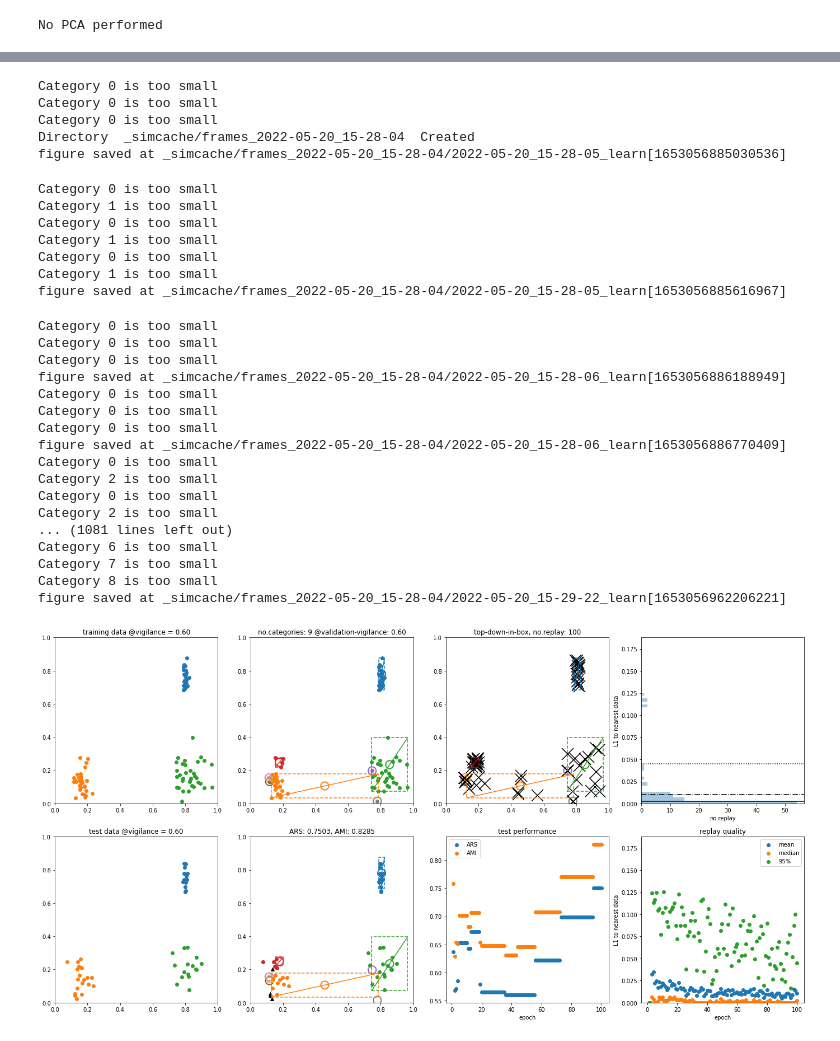
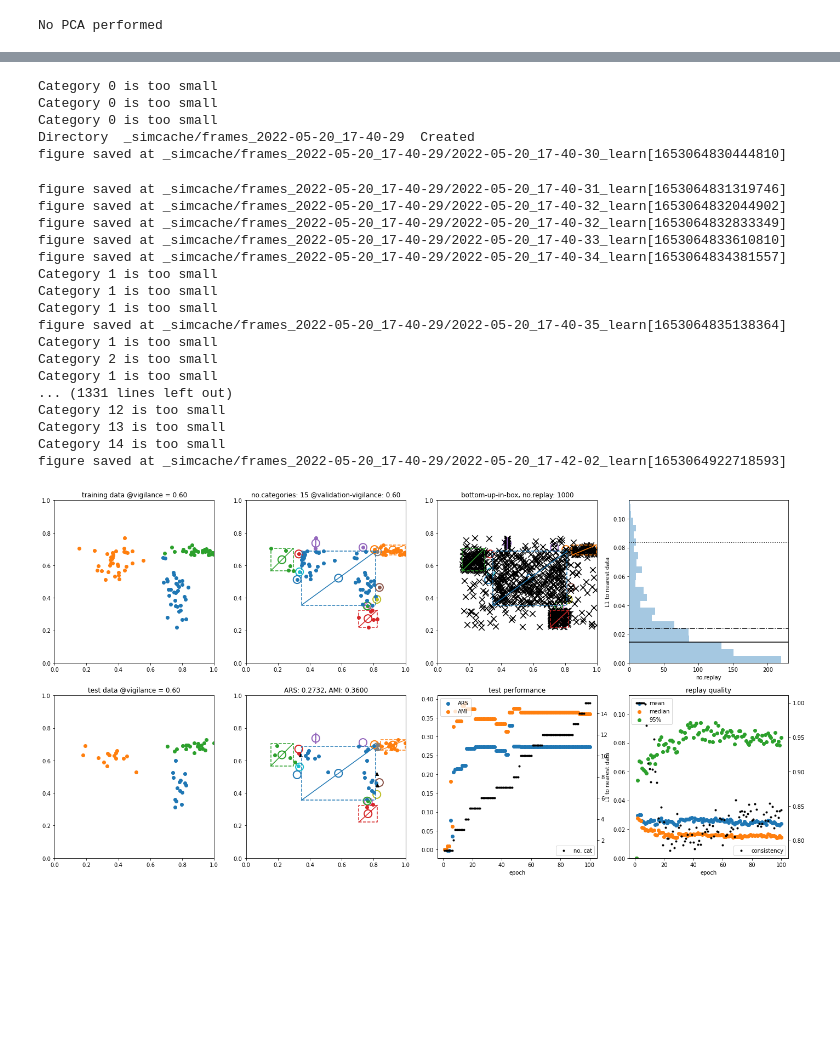
Before and after one commit to anish-lu-yihe/art, a Jupyter notebook: fuzzyART_thru_train.ipynb, the cells around one changed output, grey strips where cells are left out. Drawn from its saved outputs; the diff is of its cells as text; code cells hidden in the pictures; blank space fills up the shorter version.

Commit message:
add consistency

```diff
--- a/fuzzyART_thru_train.ipynb
+++ b/fuzzyART_thru_train.ipynb
@@ -41,3 +30,14 @@ replay_num = 100
+# %%
+no_epoch = 100
+
+rho_train = 0.6
+rho_valid = 0.6
+rho_test = 0.6
+rho_replay = 0.6
+
+replay_pathway = 'bottom-up' # 'top-down' #
+replay_scheme = 'in-box'
+replay_num = 1000
 # %%
 now = timestamp()[0]
 
@@ -47,6 +47,8 @@ fig, ax = plt.subplot_mosaic('''
                                 CEFH
                                 ''',
                                 figsize = (24, 12))
+for axidx, twidx in zip('FH', 'fh'):
+    ax[twidx] = ax[axidx].twinx()
 #fig.tight_layout()
 
 # plot training data
@@ -62,13 +64,13 @@ ax['C'].set_title("test data @vigilance = {:.2f}".format(rho_test))
 net = FuzzyART(feat_num, alpha=1, gamma=.00001, rho=rho_train, best_match_num=2)
 
 # prepare loop
-record_test = np.zeros((no_epoch, 2))  # ARS, AMI
-record_replay = np.zeros((no_epoch, 3))  # mean, median, 95%
+record_test = np.zeros((no_epoch, 3))  # ARS, AMI, cat_num
+record_replay = np.zeros((no_epoch, 4))  # mean, median, 95%, selfconsistency
 rmax = 0
 
 for epoch, data in zip(range(no_epoch), data_train):
     # clear fig
-    for key in 'BDEFGH':
+    for key in 'BDEFGHfh':
         ax[key].cla()
 
     # highlight training sample
@@ -96,9 +98,10 @@ for epoch, data in zip(range(no_epoch), data_train):
     test_AMI = metrics.adjusted_mutual_info_score(label_test, label_testp)
 
     # test trajectory
-    record_test[epoch] = test_ARS, test_AMI
+    record_test[epoch] = test_ARS, test_AMI, cat_number
     for l, tr in zip(('ARS', 'AMI'), record_test.T):
         ax['F'].scatter(np.arange(epoch+1)+1, tr[:epoch+1], label=l)
+    ax['f'].scatter(np.arange(epoch+1)+1, record_test[:epoch+1, 2], label='no. cat', c='k', marker='.')
 
     # plot
     # validation and test
@@ -111,67 +114,67 @@ for epoch, data in zip(range(no_epoch), data_train):
     # replay
     replay = net.replay_self_test(replay_num, rho=rho_replay, s=0, pathway=replay_pathway, scheme=replay_scheme)
 
-    ax['D'].scatter(*replay[0].T, color='k', marker='x', s=444)
+    ax['D'].scatter(*replay[0].T, color='k', marker='x', s=111)
     ax['D'].set_title('{}-{}, no.replay: {}'.format(replay_pathway, replay_scheme, replay_num))
 
     # replay histogram
-    record_replay[epoch] = replay_painter.distance_to_truth(ax['G'], replay[0])
+    record_replay[epoch, :3] = replay_painter.distance_to_truth(ax['G'], replay[0])
     ax['G'].set_xlabel('no.replay')
 
     # replay trajectory
     for l, rr in zip(('mean', 'median', '95%'), record_replay.T):
         ax['H'].scatter(np.arange(epoch+1)+1, rr[:epoch+1], label=l)
         rmax = np.maximum(rmax, np.max(rr))
 
+    # replay consistence
+    replay_selfconsistence = np.count_nonzero(replay[1] == replay[2]) / replay_num
+    record_replay[epoch, 3] = replay_selfconsistence
+    ax['h'].scatter(np.arange(epoch+1)+1, record_replay[:epoch+1, 3], label='consistency', c='k', marker='.')
 
     # other info
     for key in 'ABCDE':
         ax[key].set_xlim(0, 1)
         ax[key].set_ylim(0, 1)
 
     for ak in 'GH':
-        ax[ak].set_ylim(0, rmax * 1.5)
+        ax[ak].set_ylim(0, rmax * 1.2)
         ax[ak].set_ylabel('L1 to nearest data')
 
+    for ak in 'fh':
+        ax[ak].legend(loc=4)
+
     for ak, title in zip('FH', ('test performance', 'replay quality')):
-        ax[ak].legend()
+        ax[ak].legend(loc=2)
         ax[ak].set_xlabel('epoch')
         ax[ak].set_title(title)
 
     # save fig
     simname = 'learn'
     dirname = '_simcache/frames_{}'.format(now)
     savefigure_datetime(fig, simname, dirname)
 
     [ns.remove() for ns in new_sample]
 # %% [output]
 Category 0 is too small
 Category 0 is too small
 Category 0 is too small
-Directory  _simcache/frames_2022-05-20_15-28-04  Created
-figure saved at _simcache/frames_2022-05-20_15-28-04/2022-05-20_15-28-05_learn[1653056885030536]
+Directory  _simcache/frames_2022-05-20_17-40-29  Created
+figure saved at _simcache/frames_2022-05-20_17-40-29/2022-05-20_17-40-30_learn[1653064830444810]
-Category 0 is too small
+figure saved at _simcache/frames_2022-05-20_17-40-29/2022-05-20_17-40-31_learn[1653064831319746]
+figure saved at _simcache/frames_2022-05-20_17-40-29/2022-05-20_17-40-32_learn[1653064832044902]
+figure saved at _simcache/frames_2022-05-20_17-40-29/2022-05-20_17-40-32_learn[1653064832833349]
+figure saved at _simcache/frames_2022-05-20_17-40-29/2022-05-20_17-40-33_learn[1653064833610810]
+figure saved at _simcache/frames_2022-05-20_17-40-29/2022-05-20_17-40-34_learn[1653064834381557]
 Category 1 is too small
-Category 0 is too small
 Category 1 is too small
-Category 0 is too small
 Category 1 is too small
-figure saved at _simcache/frames_2022-05-20_15-28-04/2022-05-20_15-28-05_learn[1653056885616967]
+figure saved at _simcache/frames_2022-05-20_17-40-29/2022-05-20_17-40-35_learn[1653064835138364]
+Category 1 is too small
+Category 2 is too small
+Category 1 is too small
+... (1331 lines left out)
+Category 12 is too small
+Category 13 is too small
+Category 14 is too small
+figure saved at _simcache/frames_2022-05-20_17-40-29/2022-05-20_17-42-02_learn[1653064922718593]
-Category 0 is too small
-Category 0 is too small
-Category 0 is too small
-figure saved at _simcache/frames_2022-05-20_15-28-04/2022-05-20_15-28-06_learn[1653056886188949]
-Category 0 is too small
-Category 0 is too small
-Category 0 is too small
-figure saved at _simcache/frames_2022-05-20_15-28-04/2022-05-20_15-28-06_learn[1653056886770409]
-Category 0 is too small
-Category 2 is too small
-Category 0 is too small
-Category 2 is too small
-... (1081 lines left out)
-Category 6 is too small
-Category 7 is too small
-Category 8 is too small
-figure saved at _simcache/frames_2022-05-20_15-28-04/2022-05-20_15-29-22_learn[1653056962206221]
-[figure, old version]
+[figure, new version]
```
Also changed, not shown: parts of 4 cells of this notebook.
